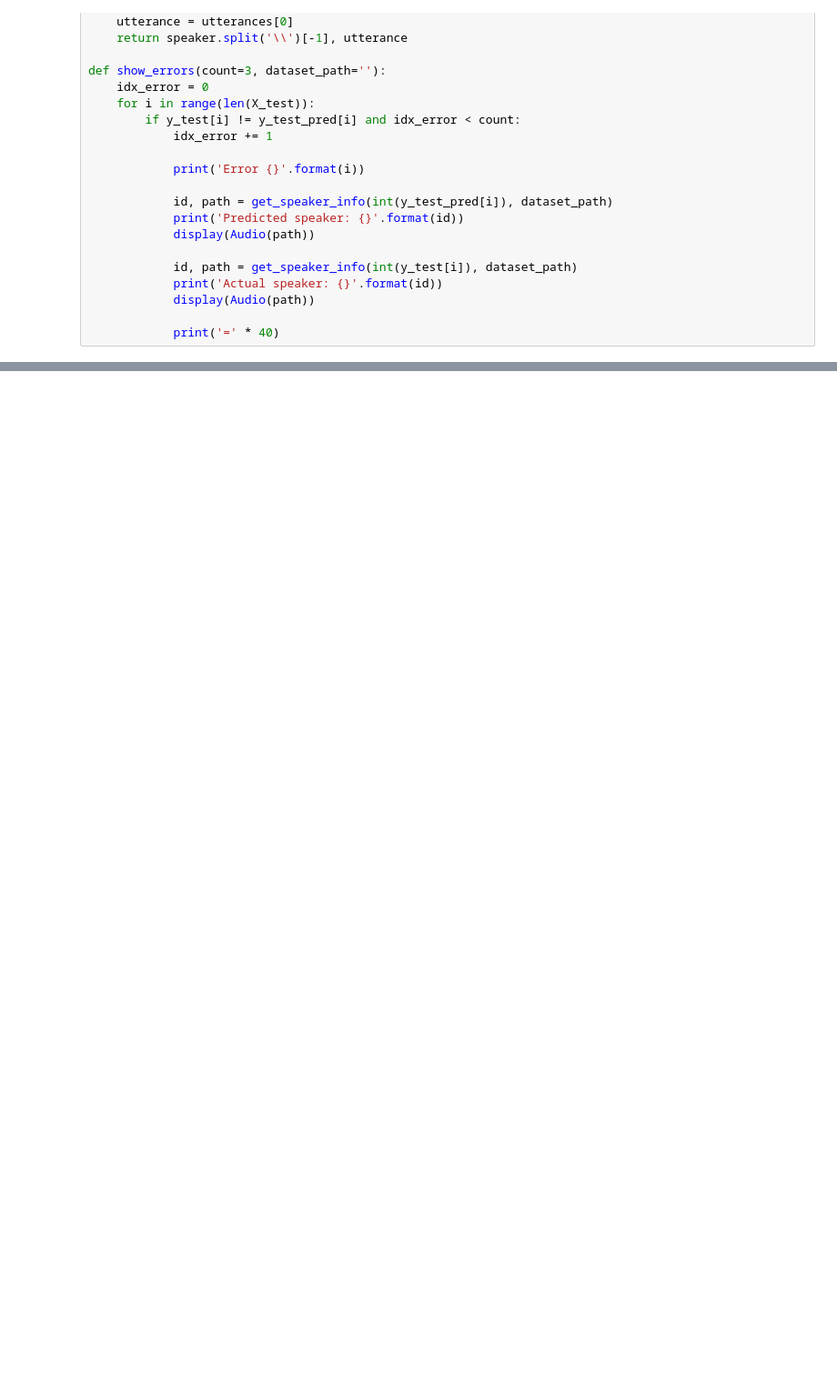
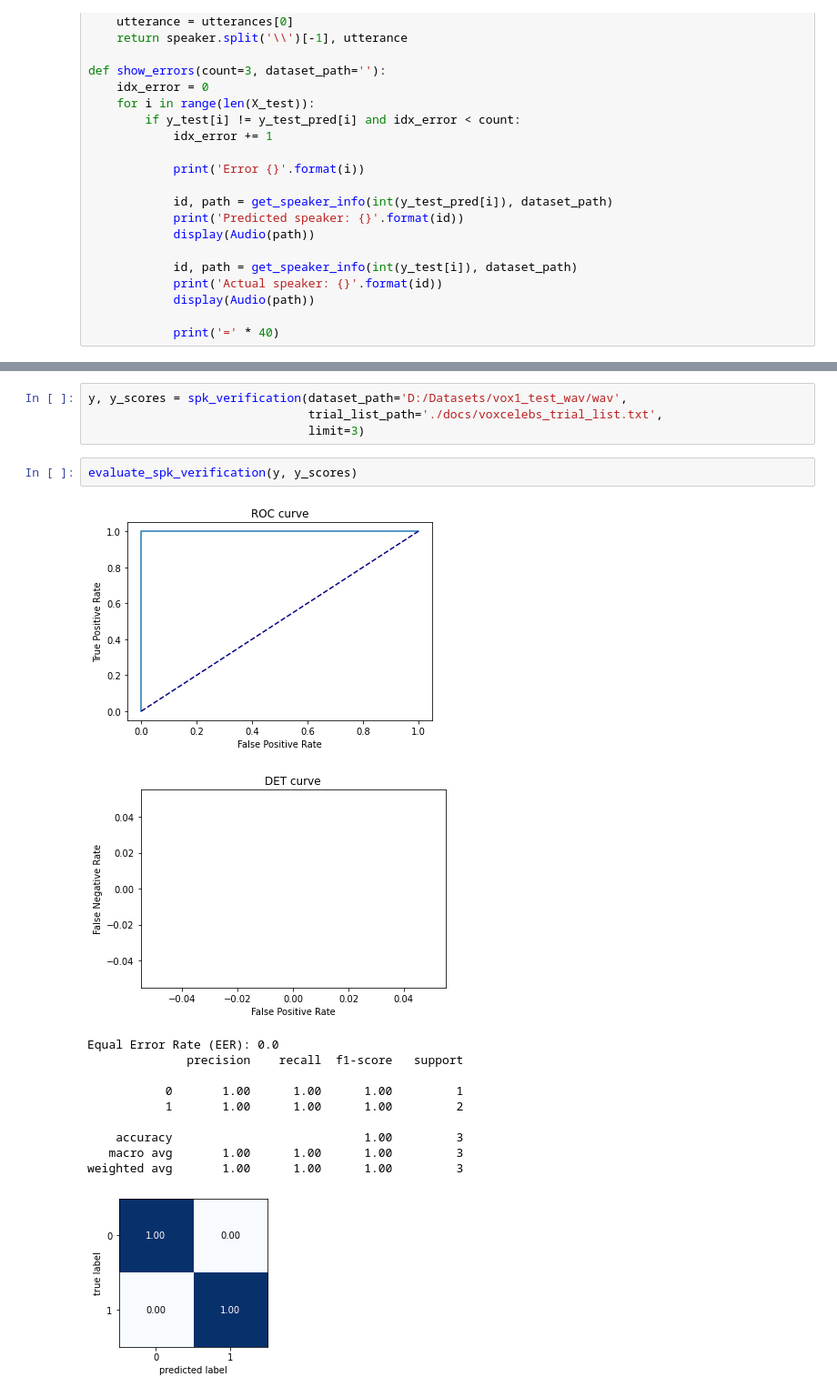
Before and after one commit to theolepage/ssl-for-slr, a Jupyter notebook: evaluate.ipynb, the cells around one changed output, grey strips where cells are left out. Shown at 91% size. Saved outputs shown, nothing was run; the diff lists cells and outputs as text; blank space fills up the shorter version.

```diff
--- a/evaluate.ipynb
+++ b/evaluate.ipynb
@@ -271,0 +322,19 @@ Actual speaker: 1116
+# %%
+y, y_scores = spk_verification(dataset_path='D:/Datasets/vox1_test_wav/wav',
+                               trial_list_path='./docs/voxcelebs_trial_list.txt',
+                               limit=3)
+# %%
+evaluate_spk_verification(y, y_scores)
+# %% [output]
+[figure, added]
+[figure, added]
+Equal Error Rate (EER): 0.0
+              precision    recall  f1-score   support
+
+           0       1.00      1.00      1.00         1
+           1       1.00      1.00      1.00         2
+
+    accuracy                           1.00         3
+   macro avg       1.00      1.00      1.00         3
+weighted avg       1.00      1.00      1.00         3
+[figure, added]
```
Also changed, not shown: parts of 18 cells of this notebook, 6 other files.
